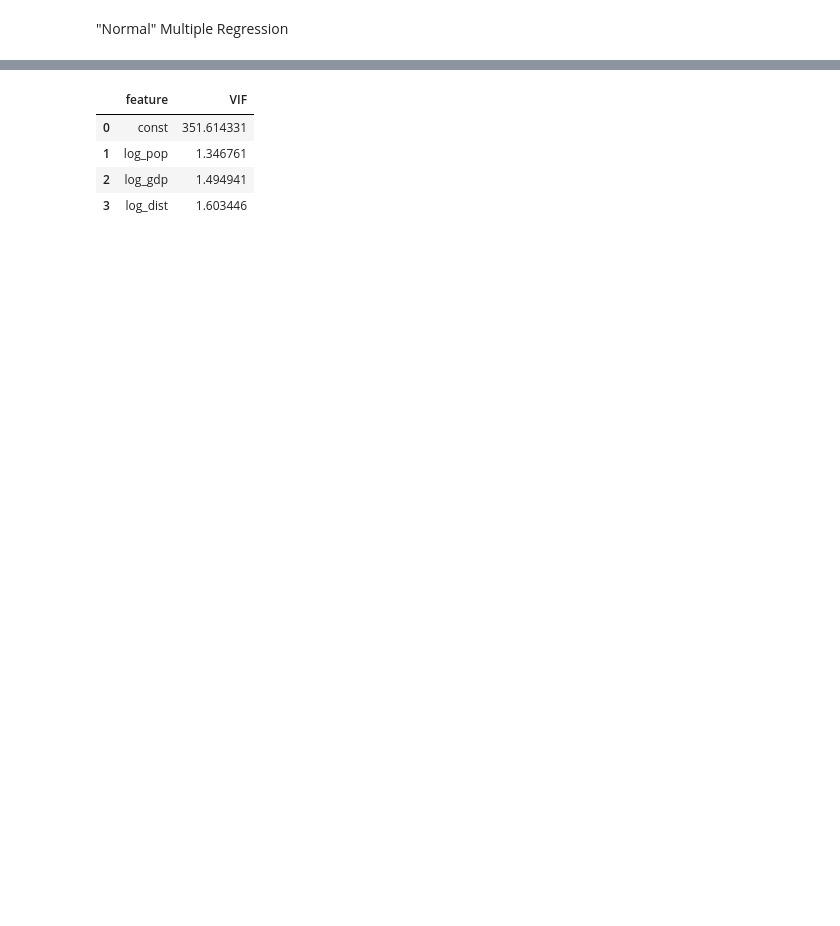
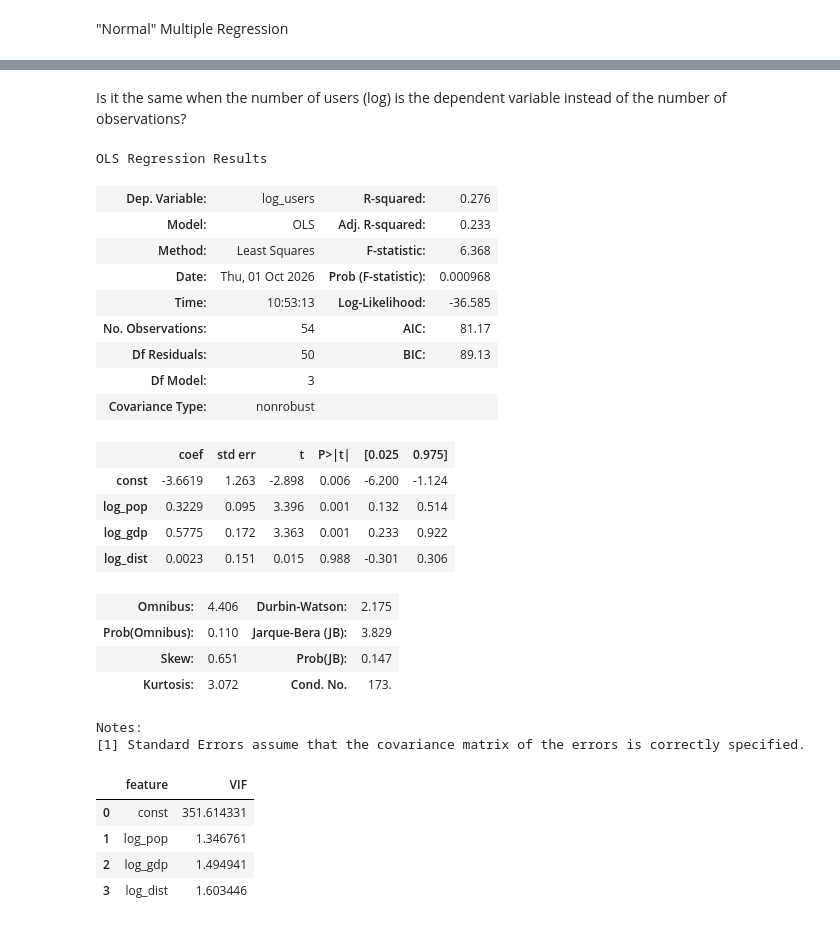
Before and after one commit to yannicknicolaswirz/Master_Thesis, a Jupyter notebook: Code/Part3_Regression.ipynb, the cells around one changed output, grey strips where cells are left out. Saved outputs shown, nothing was run; the diff lists cells and outputs as text; code cells hidden in the pictures; blank space fills up the shorter version.

```diff
--- a/Code/Part3_Regression.ipynb
+++ b/Code/Part3_Regression.ipynb
@@ -296,6 +296,33 @@ OLS Regression Results
 | Kurtosis: | 2.282 | Cond. No. | 173. |
 Notes:
 [1] Standard Errors assume that the covariance matrix of the errors is correctly specified.
+# %% [markdown]
+Is it the same when the number of users (log) is the dependent variable instead of the number of observations?
+# %%
+X = sm.add_constant(d[["log_pop", "log_gdp", "log_dist"]])
+sm.OLS(d["log_users"], X).fit().summary()
+# %% [output]
+OLS Regression Results
+| Dep. Variable: | log_users | R-squared: | 0.276 |
+| Model: | OLS | Adj. R-squared: | 0.233 |
+| Method: | Least Squares | F-statistic: | 6.368 |
+| Date: | Thu, 01 Oct 2026 | Prob (F-statistic): | 0.000968 |
+| Time: | 10:53:13 | Log-Likelihood: | -36.585 |
+| No. Observations: | 54 | AIC: | 81.17 |
+| Df Residuals: | 50 | BIC: | 89.13 |
+| Df Model: | 3 |  |  |
+| Covariance Type: | nonrobust |  |  |
+|  | coef | std err | t | P>|t| | [0.025 | 0.975] |
+| const | -3.6619 | 1.263 | -2.898 | 0.006 | -6.200 | -1.124 |
+| log_pop | 0.3229 | 0.095 | 3.396 | 0.001 | 0.132 | 0.514 |
+| log_gdp | 0.5775 | 0.172 | 3.363 | 0.001 | 0.233 | 0.922 |
+| log_dist | 0.0023 | 0.151 | 0.015 | 0.988 | -0.301 | 0.306 |
+| Omnibus: | 4.406 | Durbin-Watson: | 2.175 |
+| Prob(Omnibus): | 0.110 | Jarque-Bera (JB): | 3.829 |
+| Skew: | 0.651 | Prob(JB): | 0.147 |
+| Kurtosis: | 3.072 | Cond. No. | 173. |
+Notes:
+[1] Standard Errors assume that the covariance matrix of the errors is correctly specified.
 # %%
 X_vif = sm.add_constant(final_X)
 
```
Also changed, not shown: parts of 6 cells of this notebook, 4 other files.
